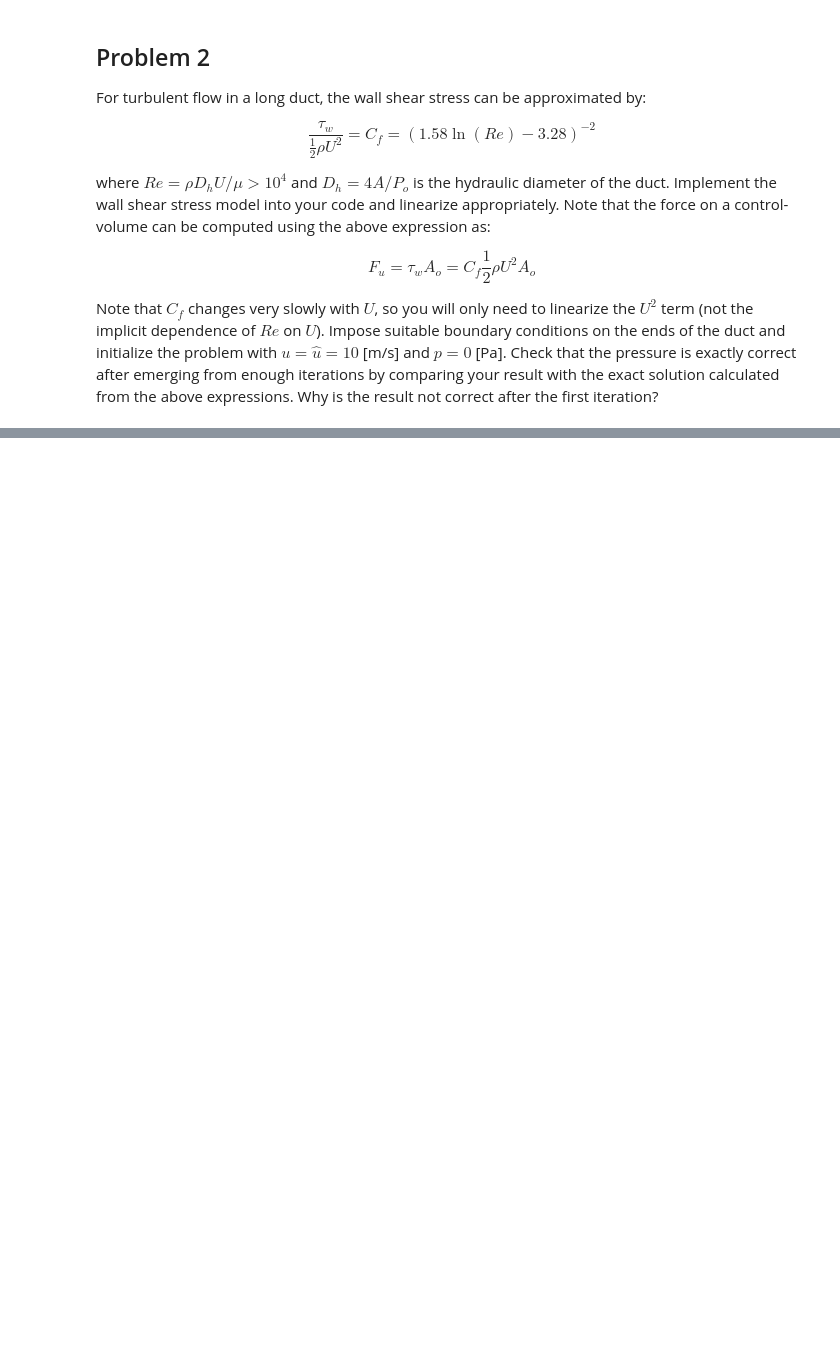
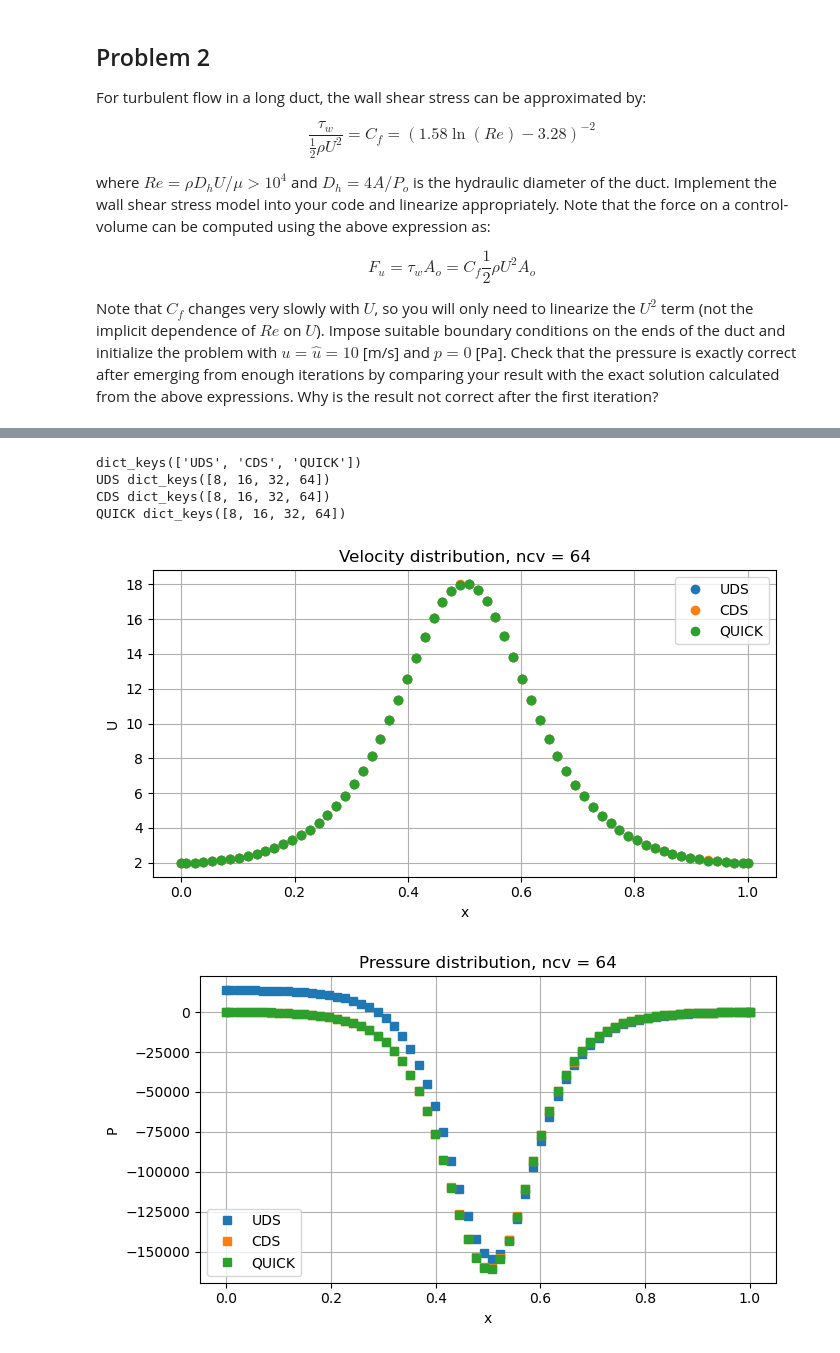
Before and after one commit to Zichen-F/9710_assignments, a Jupyter notebook: Assignment/Assignment4-zfan68.ipynb, the cells around one changed output, grey strips where cells are left out. Saved outputs shown, nothing was run; the diff lists cells and outputs as text; code cells hidden in the pictures; blank space fills up the shorter version.

```diff
--- a/Assignment/Assignment4-zfan68.ipynb
+++ b/Assignment/Assignment4-zfan68.ipynb
@@ -418,0 +1195,69 @@ Compare your solutions from UDS with those from the second-order schemes and qua
+# %%
+print(results_variable.keys())
+
+for key in results_variable.keys():
+    print(key, results_variable[key].keys())
+# %% [output]
+dict_keys(['UDS', 'CDS', 'QUICK'])
+UDS dict_keys([8, 16, 32, 64])
+CDS dict_keys([8, 16, 32, 64])
+QUICK dict_keys([8, 16, 32, 64])
+# %%
+%matplotlib inline
+import matplotlib.pyplot as plt
+import numpy as np
+
+rho = 1000.0
+Uin = 2.0
+ncv_plot = 64
+
+plt.figure(figsize=(7, 4))
+
+for scheme_name in schemes.keys():
+    grid = results_variable[scheme_name][ncv_plot]["grid"]
+    U = results_variable[scheme_name][ncv_plot]["U"]
+
+    plt.plot(
+        grid.xP,
+        U,
+        marker="o",
+        linestyle="None",
+        label=scheme_name
+    )
+
+
+
+plt.xlabel("x")
+plt.ylabel("U")
+plt.title(f"Velocity distribution, ncv = {ncv_plot}")
+plt.grid(True)
+plt.legend()
+plt.tight_layout()
+plt.show()
+
+
+plt.figure(figsize=(7, 4))
+
+for scheme_name in schemes.keys():
+    grid = results_variable[scheme_name][ncv_plot]["grid"]
+    P = results_variable[scheme_name][ncv_plot]["P"]
+
+    plt.plot(
+        grid.xP,
+        P,
+        marker="s",
+        linestyle="None",
+        label=scheme_name
+    )
+
+
+plt.xlabel("x")
+plt.ylabel("P")
+plt.title(f"Pressure distribution, ncv = {ncv_plot}")
+plt.grid(True)
+plt.legend()
+plt.tight_layout()
+plt.show()
+# %% [output]
+[figure, added]
+[figure, added]
```
Also changed, not shown: parts of 13 cells of this notebook, 2 other files.
